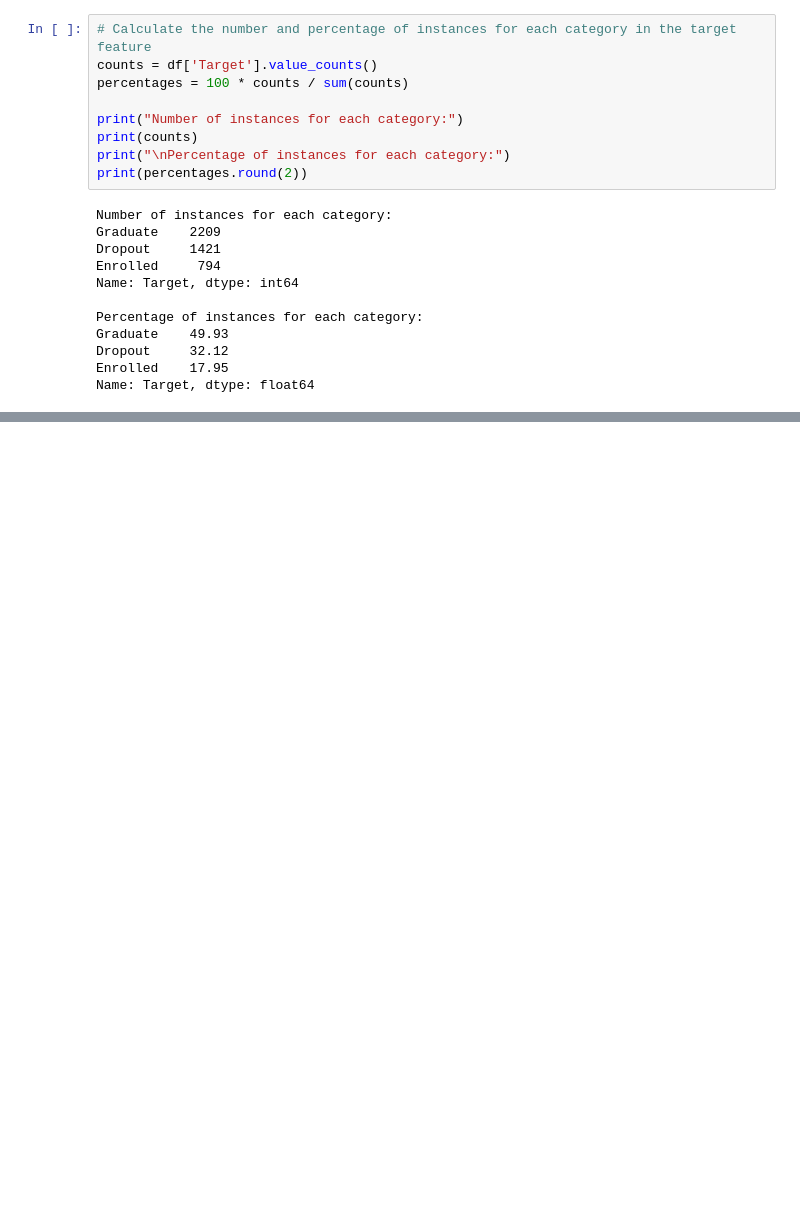
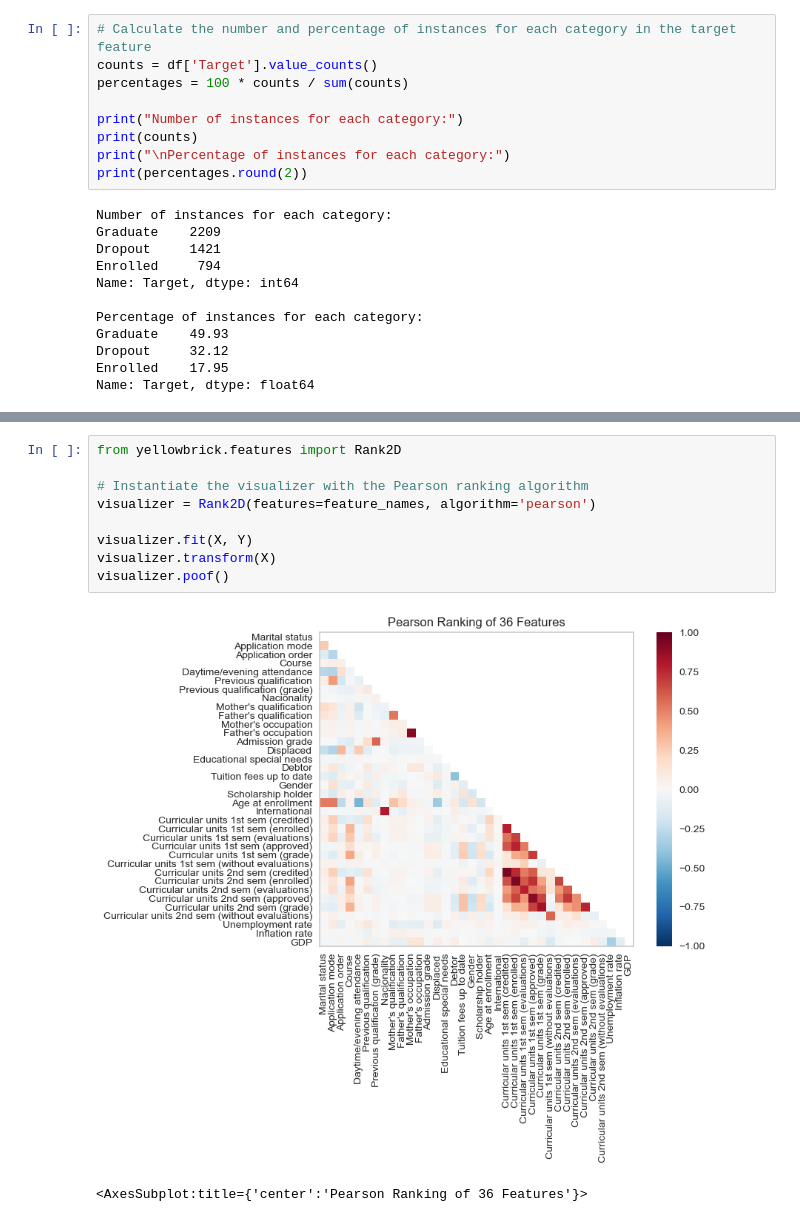
Before and after one commit to marijakljestan/predict-dropout-or-academic-success, a Jupyter notebook: siap.ipynb, the cells around one changed output, grey strips where cells are left out. Saved outputs shown, nothing was run; the diff lists cells and outputs as text; blank space fills up the shorter version.

```diff
--- a/siap.ipynb
+++ b/siap.ipynb
@@ -90,0 +138,12 @@ Name: Target, dtype: float64
+# %%
+from yellowbrick.features import Rank2D
+
+# Instantiate the visualizer with the Pearson ranking algorithm
+visualizer = Rank2D(features=feature_names, algorithm='pearson')
+
+visualizer.fit(X, Y)
+visualizer.transform(X)
+visualizer.poof()
+# %% [output]
+[figure, added]
+<AxesSubplot:title={'center':'Pearson Ranking of 36 Features'}>
```
Also changed, not shown: parts of 9 cells of this notebook, 1 other file.
